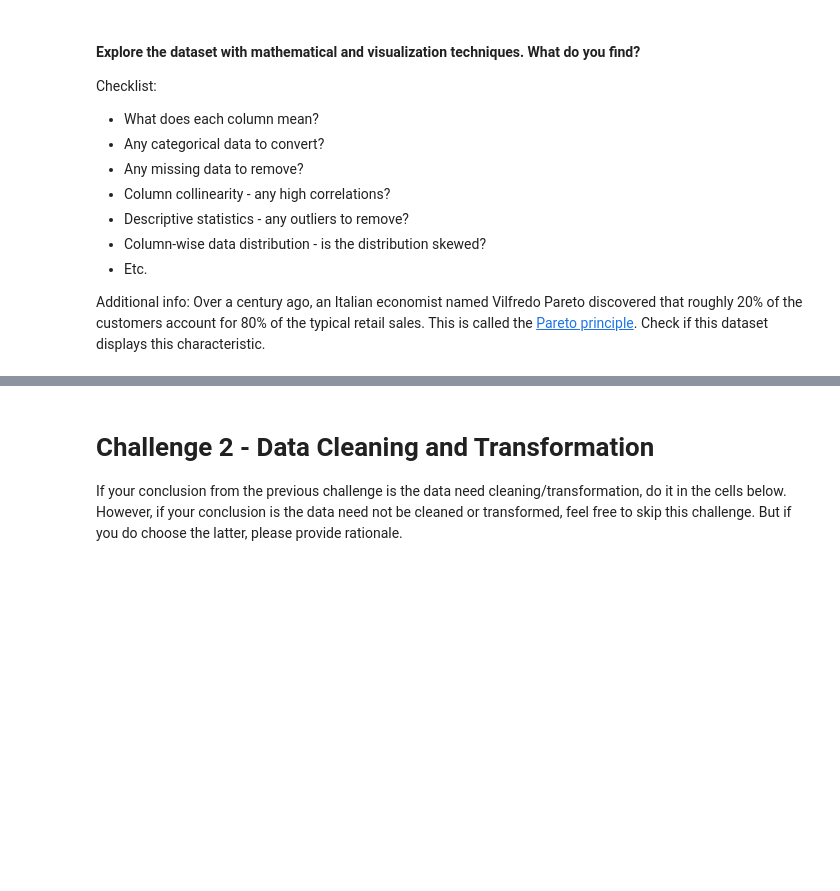
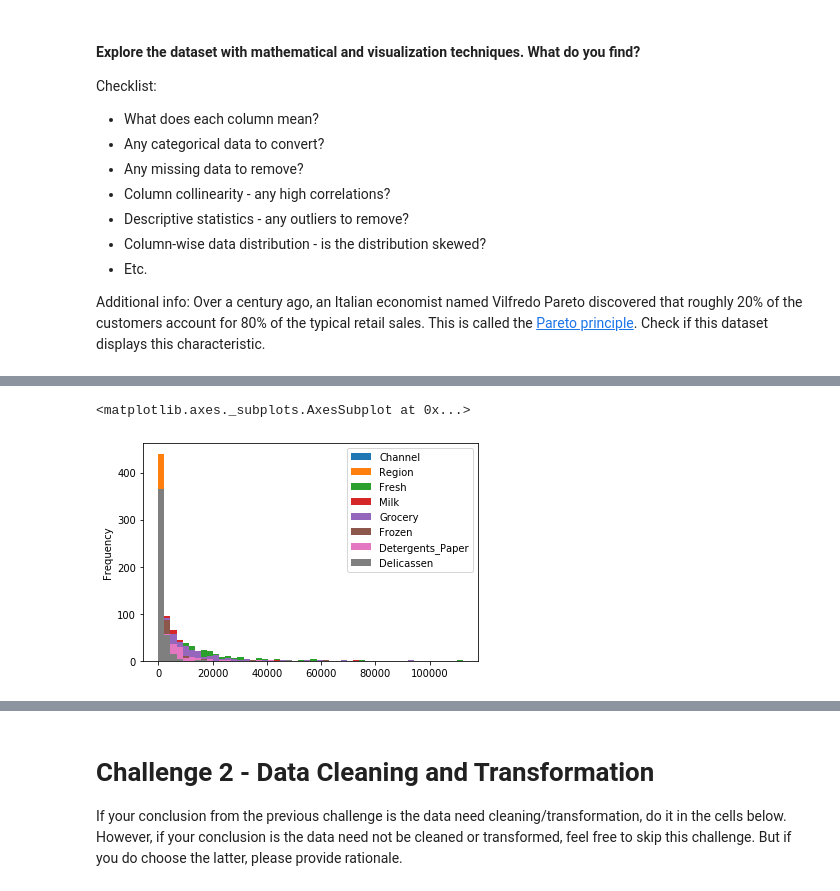
Before and after one commit to ironhack-datalabs/datamad0120, a Jupyter notebook: module-3/lab-unsupervised-learning/your-code/main.ipynb, the cells around one changed output, grey strips where cells are left out. Saved outputs shown, nothing was run; the diff lists cells and outputs as text; code cells hidden in the pictures; blank space fills up the shorter version.

```diff
--- a/module-3/lab-unsupervised-learning/your-code/main.ipynb
+++ b/module-3/lab-unsupervised-learning/your-code/main.ipynb
@@ -40,0 +99,5 @@ Additional info: Over a century ago, an Italian economist named Vilfredo Pareto
+# %%
+customers.plot.hist(bins=50)
+# %% [output]
+<matplotlib.axes._subplots.AxesSubplot at 0x...>
+[figure, added]
```
Also changed, not shown: parts of 30 cells of this notebook.
